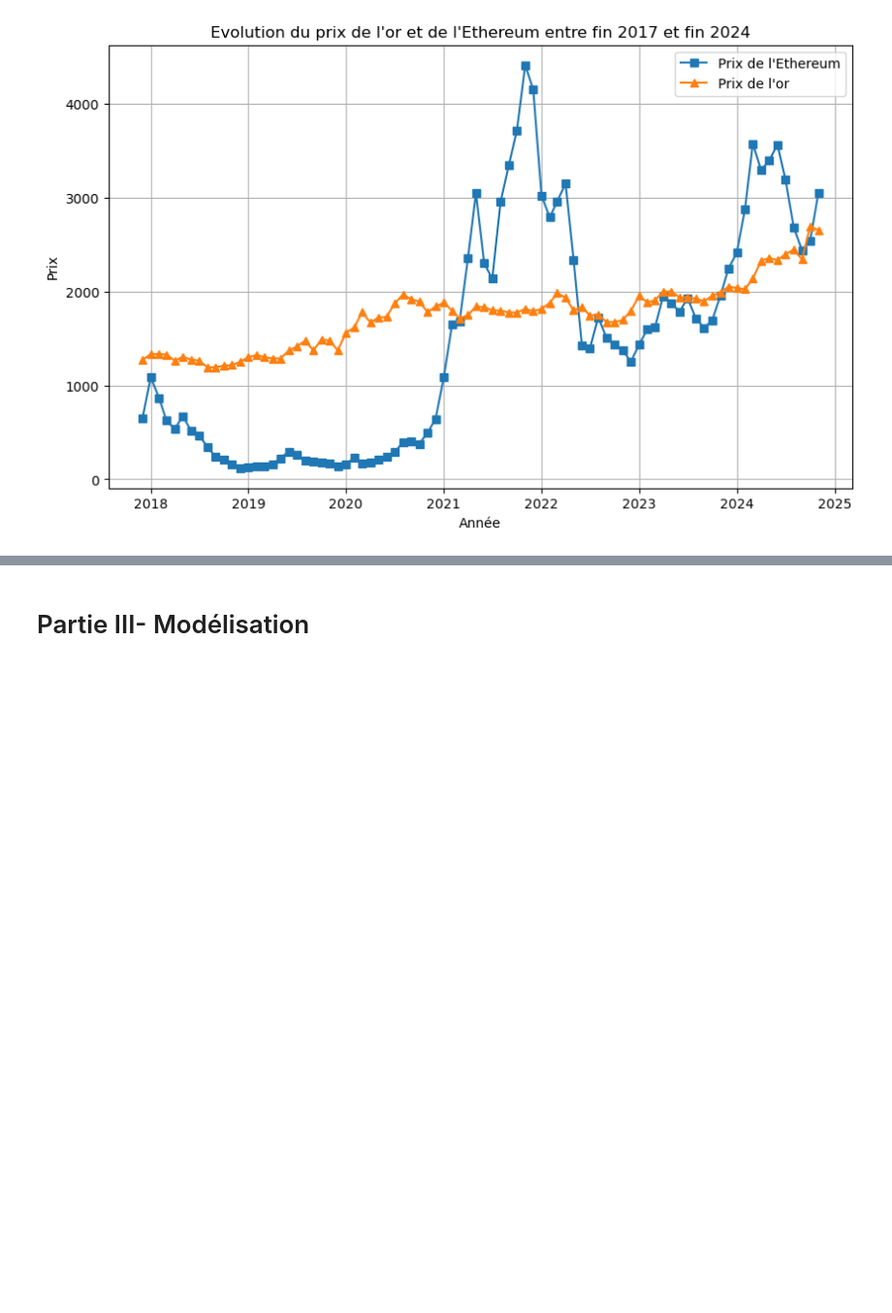
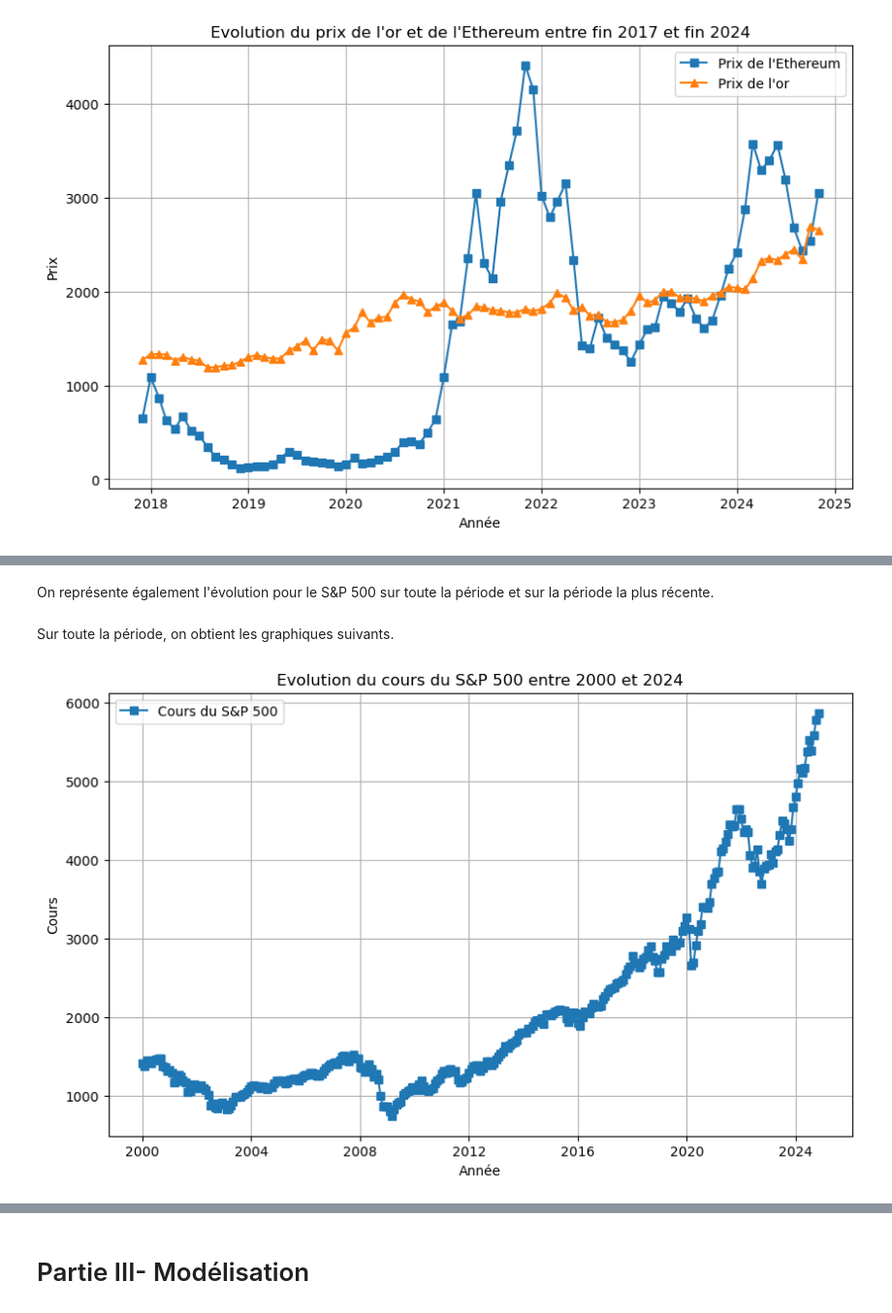
Before and after one commit to hafsaelibrahimi/projet_gold_refuge, a Jupyter notebook: dataset.ipynb, the cells around one changed output, grey strips where cells are left out. Shown: that part at 97% size. Saved outputs shown, nothing was run; the diff lists cells and outputs as text; code cells hidden in the pictures; blank space fills up the shorter version.

```diff
--- a/dataset.ipynb
+++ b/dataset.ipynb
@@ -438,0 +475,22 @@ plt.show()
+# %% [markdown]
+On représente également l'évolution pour le S&P 500 sur toute la période et sur la période la plus récente.
+# %% [markdown]
+Sur toute la période, on obtient les graphiques suivants.
+# %%
+plt.figure(figsize=(10, 6))
+
+
+# Tracer les courbes pour la variable
+plt.plot(final_df['year_month'], final_df['s&p500_price'], label="Cours du S&P 500", marker='s')
+
+
+plt.title("Evolution du cours du S&P 500 entre 2000 et 2024")
+plt.xlabel('Année')
+plt.ylabel('Cours')
+plt.legend()  # Afficher la légende
+plt.grid(True)  # Afficher une grille
+
+# Afficher le graphique
+plt.show()
+# %% [output]
+[figure, added]
```
Also changed, not shown: parts of 12 cells of this notebook.
